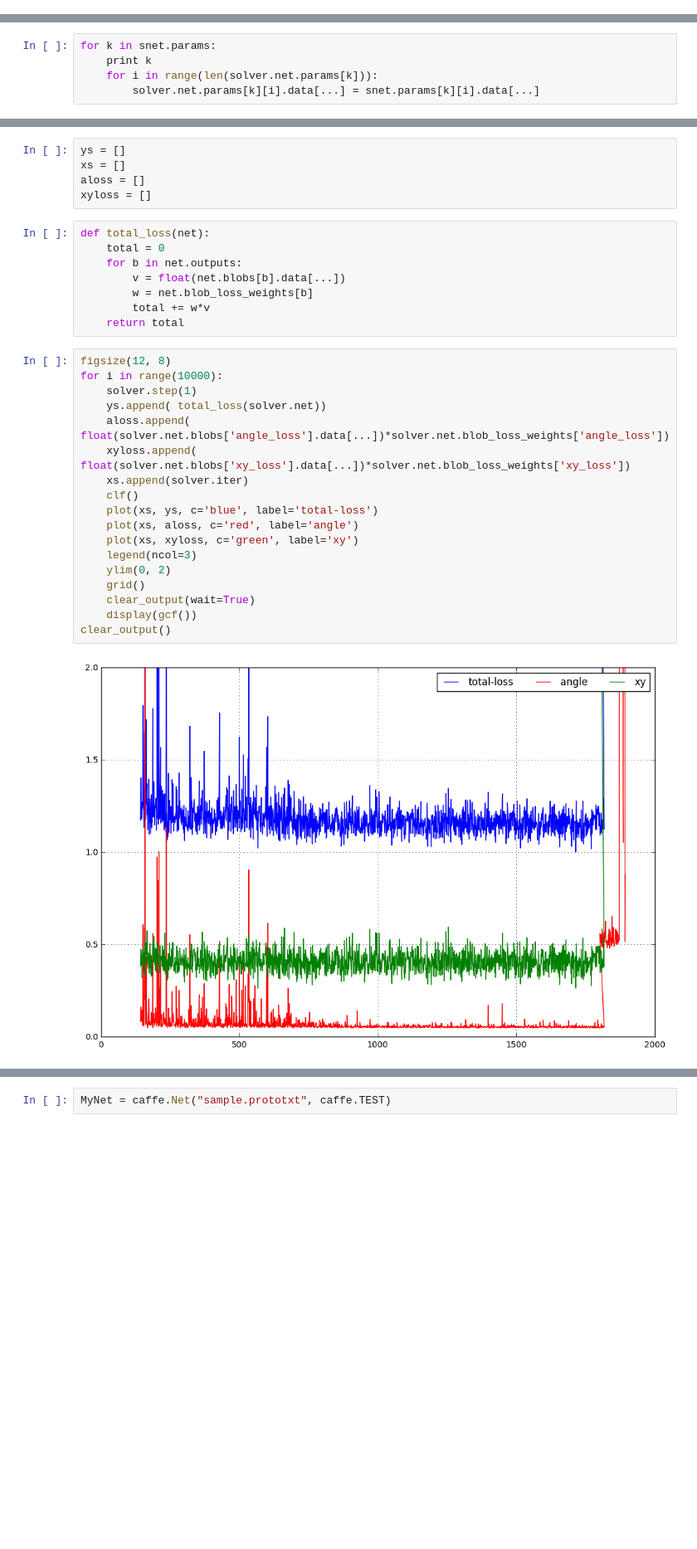
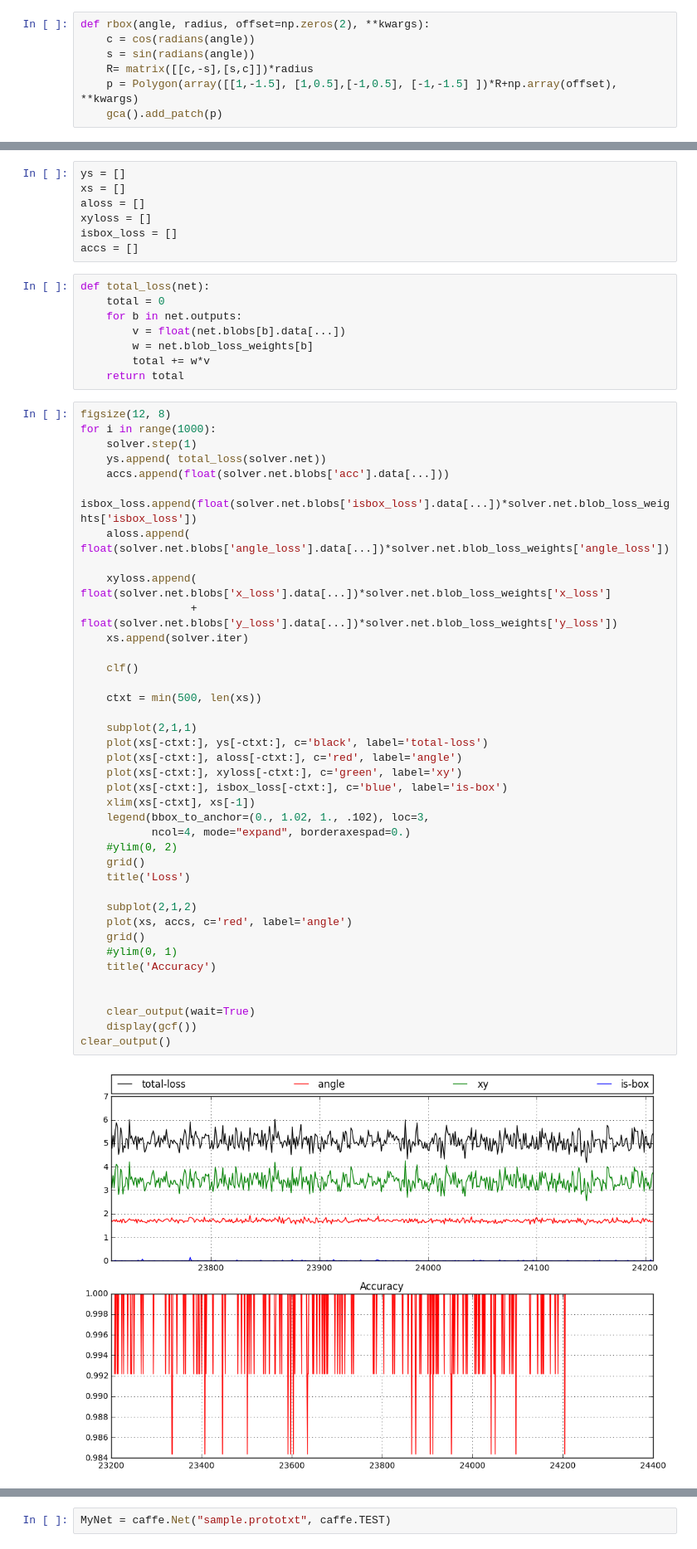
Before and after one commit to liux13/SRP, a Jupyter notebook: las_dataset_generator.ipynb, the cells around one changed output, grey strips where cells are left out. Shown at 83% size. Drawn from its saved outputs; the diff is of its cells as text; blank space fills up the shorter version.

```diff
--- a/las_dataset_generator.ipynb
+++ b/las_dataset_generator.ipynb
@@ -469,0 +486,7 @@ imshow(gtp.get_patch_xyr(x, y, 30)[:3].transpose(1,2,0))
+# %%
+def rbox(angle, radius, offset=np.zeros(2), **kwargs):
+    c = cos(radians(angle))
+    s = sin(radians(angle))
+    R= matrix([[c,-s],[s,c]])*radius
+    p = Polygon(array([[1,-1.5], [1,0.5],[-1,0.5], [-1,-1.5] ])*R+np.array(offset),  **kwargs)
+    gca().add_patch(p)
@@ -1406,5 +1282,0 @@ I was! I was set up!
-# %%
-for k in snet.params:
-    print k
-    for i in range(len(solver.net.params[k])):
-        solver.net.params[k][i].data[...] = snet.params[k][i].data[...]
@@ -1500,6 +1347,8 @@ ys = []
 xs = []
 aloss = []
 xyloss = []
+isbox_loss = []
+accs = []
 # %%
 def total_loss(net):
     total = 0
@@ -1510,21 +1359,42 @@ def total_loss(net):
     return total
 # %%
 figsize(12, 8)
-for i in range(10000):
+for i in range(1000):
     solver.step(1)
     ys.append( total_loss(solver.net))
+    accs.append(float(solver.net.blobs['acc'].data[...]))
+    isbox_loss.append(float(solver.net.blobs['isbox_loss'].data[...])*solver.net.blob_loss_weights['isbox_loss'])
     aloss.append( float(solver.net.blobs['angle_loss'].data[...])*solver.net.blob_loss_weights['angle_loss'])
-    xyloss.append( float(solver.net.blobs['xy_loss'].data[...])*solver.net.blob_loss_weights['xy_loss'])
+
+    xyloss.append( float(solver.net.blobs['x_loss'].data[...])*solver.net.blob_loss_weights['x_loss']
+                 + float(solver.net.blobs['y_loss'].data[...])*solver.net.blob_loss_weights['y_loss'])
     xs.append(solver.iter)
+
     clf()
-    plot(xs, ys, c='blue', label='total-loss')
-    plot(xs, aloss, c='red', label='angle')
-    plot(xs, xyloss, c='green', label='xy')
-    legend(ncol=3)
-    ylim(0, 2)
+
+    ctxt = min(500, len(xs))
+
+    subplot(2,1,1)
+    plot(xs[-ctxt:], ys[-ctxt:], c='black', label='total-loss')
+    plot(xs[-ctxt:], aloss[-ctxt:], c='red', label='angle')
+    plot(xs[-ctxt:], xyloss[-ctxt:], c='green', label='xy')
+    plot(xs[-ctxt:], isbox_loss[-ctxt:], c='blue', label='is-box')
+    xlim(xs[-ctxt], xs[-1])
+    legend(bbox_to_anchor=(0., 1.02, 1., .102), loc=3,
+           ncol=4, mode="expand", borderaxespad=0.)
+    #ylim(0, 2)
     grid()
+    title('Loss')
+
+    subplot(2,1,2)
+    plot(xs, accs, c='red', label='angle')
+    grid()
+    #ylim(0, 1)
+    title('Accuracy')
+
+
     clear_output(wait=True)
     display(gcf())
 clear_output()
 # %% [output]
-[figure, old version]
+[figure, new version]
```
Also changed, not shown: parts of 72 cells of this notebook, 6 other files.
